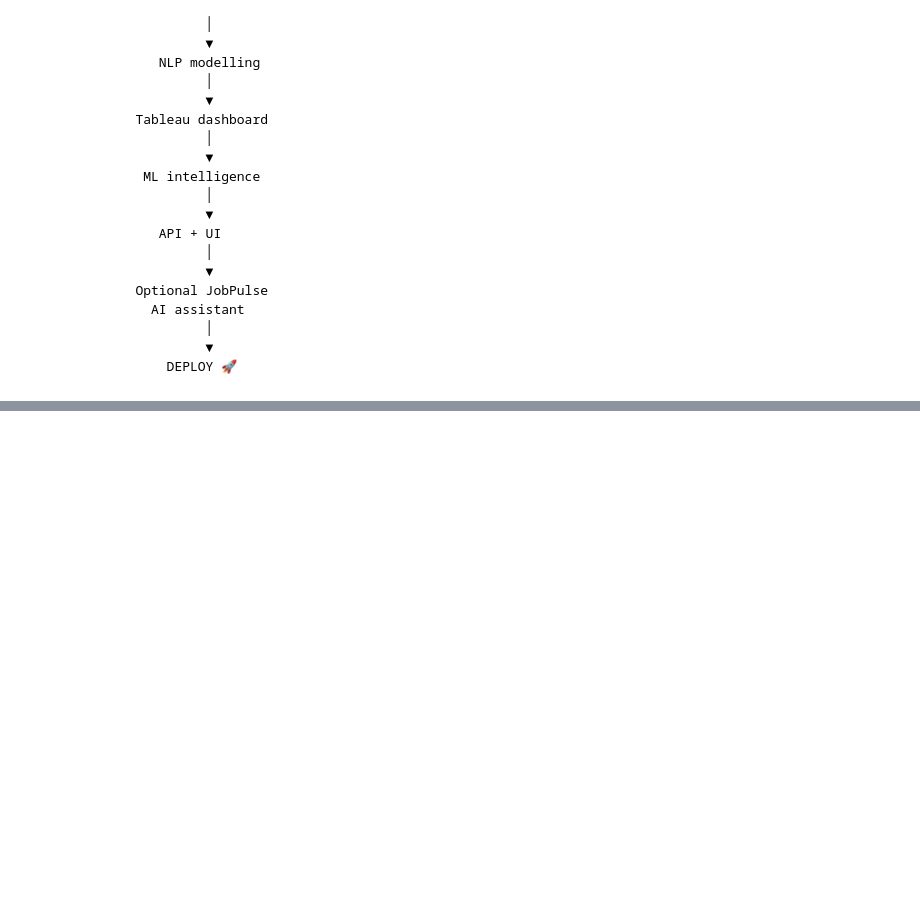
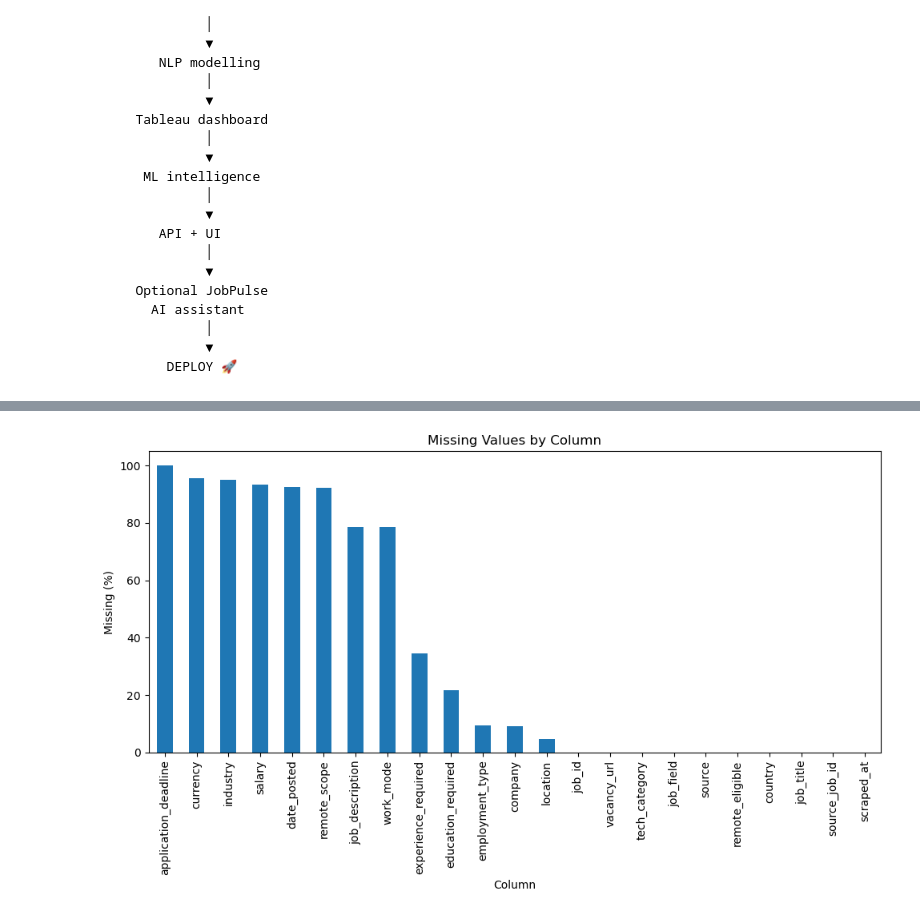
Before and after one commit to franciswairagu/jobpulseKe, a Jupyter notebook: notebooks/notebook.ipynb, the cells around one changed output, grey strips where cells are left out. Saved outputs shown, nothing was run; the diff lists cells and outputs as text; code cells hidden in the pictures; blank space fills up the shorter version.

```diff
--- a/notebooks/notebook.ipynb
+++ b/notebooks/notebook.ipynb
@@ -1,5 +1,7 @@
 # %%
 import pandas as pd
-df = pd.read_csv("../data/raw/myjobmag_jobs_raw.csv")
-df[df["is_tech_job"]==1]
+import numpy as np
+import matplotlib.pyplot as plt
+
+df = pd.read_csv("../data/processed/kenya_tech_jobs_master.csv")
 # df
@@ -64,0 +169,9 @@ df[df["is_tech_job"]==1]
+# %%
+missing = pd.DataFrame({
+    "missing_count": df.isna().sum(),
+    "missing_percent": df.isna().mean() * 100
+})
+
+missing = missing.sort_values("missing_percent", ascending=False)
+
+missing
@@ -64,0 +196,13 @@ df[df["is_tech_job"]==1]
+# %%
+plt.figure(figsize=(10, 6))
+
+missing["missing_percent"].plot(kind="bar")
+
+plt.title("Missing Values by Column")
+plt.xlabel("Column")
+plt.ylabel("Missing (%)")
+plt.xticks(rotation=90)
+plt.tight_layout()
+plt.show()
+# %% [output]
+[figure, added]
```
Also changed, not shown: parts of 17 cells of this notebook, 1 other file.
